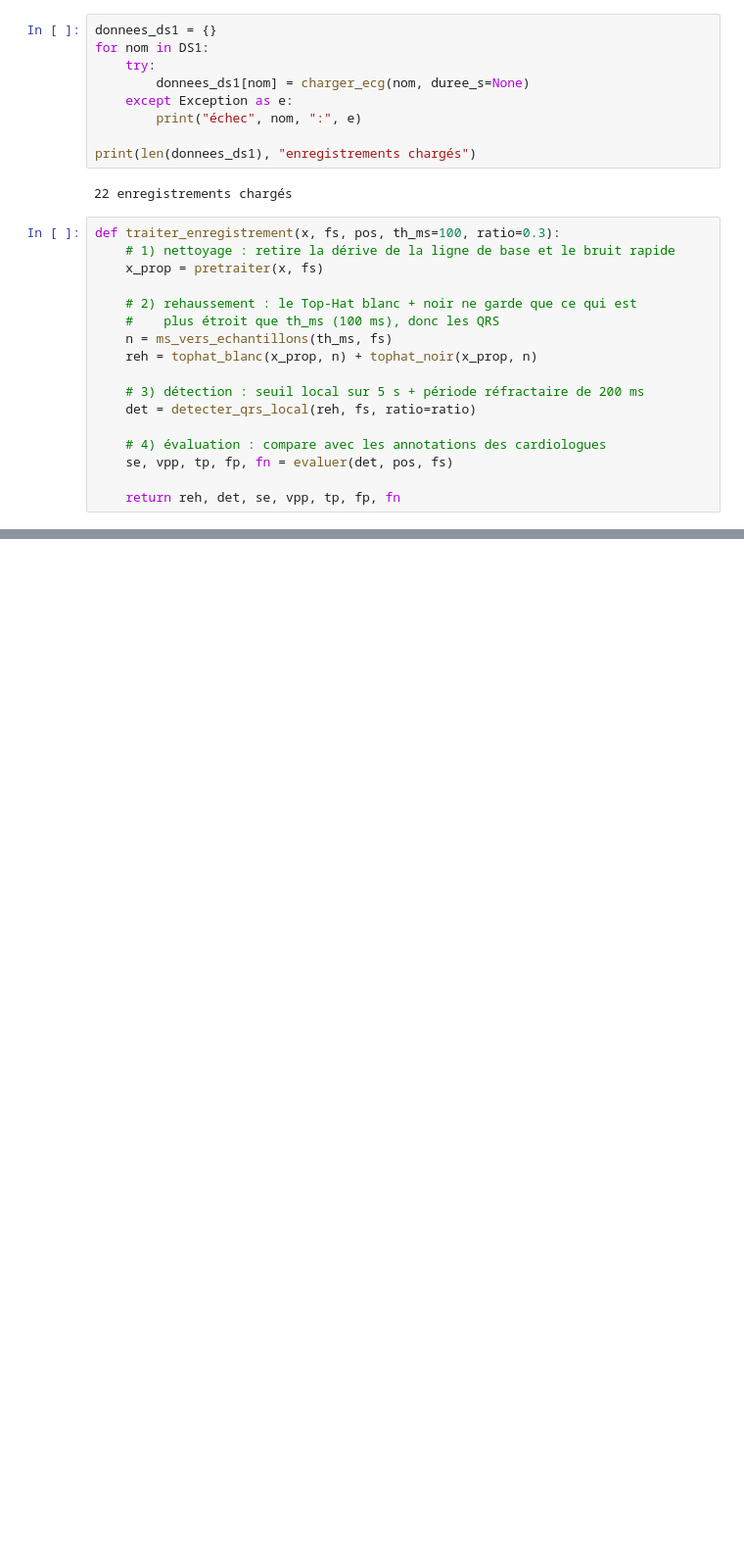
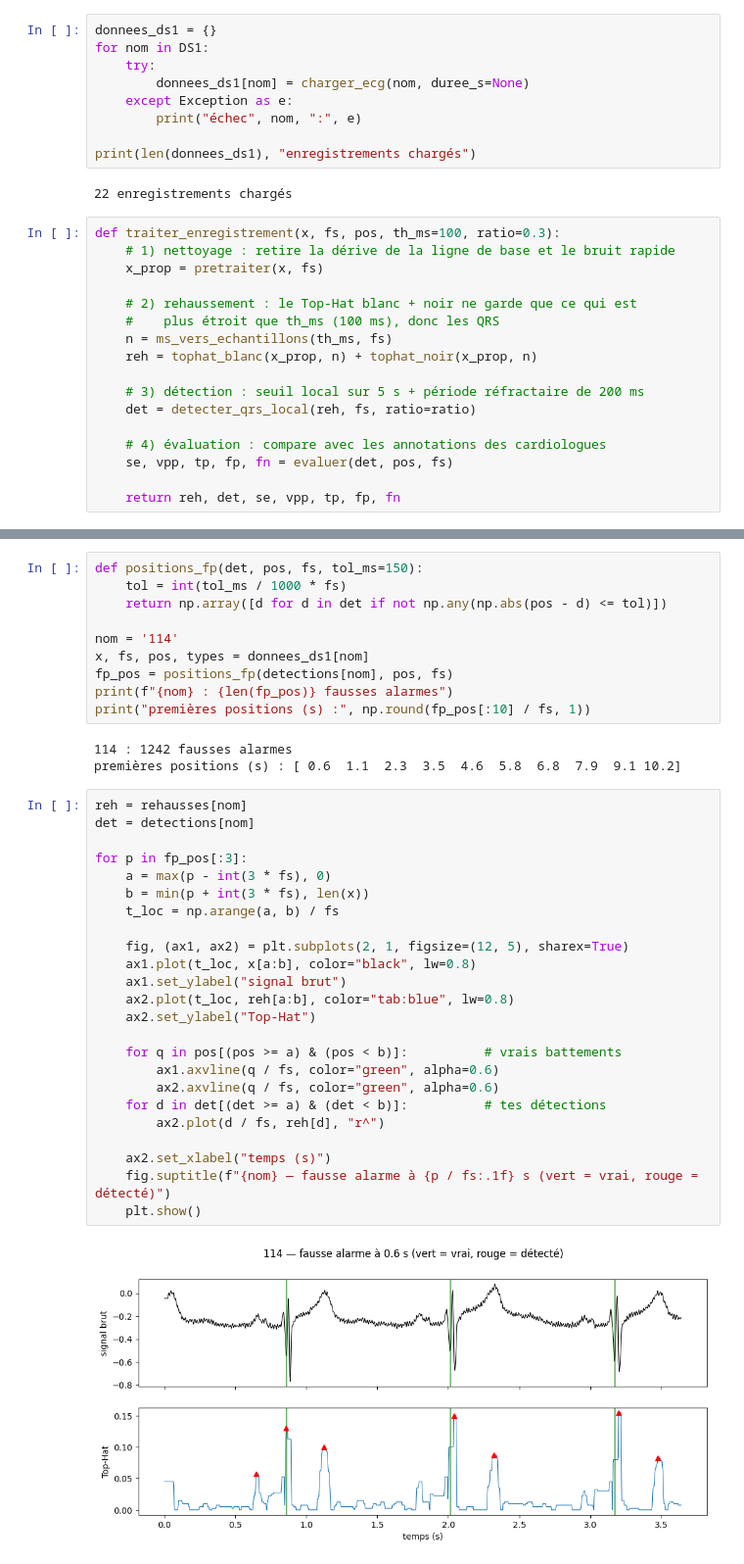
Before and after one commit to ROUA329/CardioMorph, a Jupyter notebook: cardiomorph-ecg.ipynb, the cells around one changed output, grey strips where cells are left out. Shown at 98% size. Drawn from its saved outputs; the diff is of its cells as text; blank space fills up the shorter version.

```diff
--- a/cardiomorph-ecg.ipynb
+++ b/cardiomorph-ecg.ipynb
@@ -553,0 +585,39 @@ Terminé.
+# %%
+def positions_fp(det, pos, fs, tol_ms=150):
+    tol = int(tol_ms / 1000 * fs)
+    return np.array([d for d in det if not np.any(np.abs(pos - d) <= tol)])
+
+nom = '114'
+x, fs, pos, types = donnees_ds1[nom]
+fp_pos = positions_fp(detections[nom], pos, fs)
+print(f"{nom} : {len(fp_pos)} fausses alarmes")
+print("premières positions (s) :", np.round(fp_pos[:10] / fs, 1))
+# %% [output]
+114 : 1242 fausses alarmes
+premières positions (s) : [ 0.6  1.1  2.3  3.5  4.6  5.8  6.8  7.9  9.1 10.2]
+# %%
+reh = rehausses[nom]
+det = detections[nom]
+
+for p in fp_pos[:3]:
+    a = max(p - int(3 * fs), 0)
+    b = min(p + int(3 * fs), len(x))
+    t_loc = np.arange(a, b) / fs
+
+    fig, (ax1, ax2) = plt.subplots(2, 1, figsize=(12, 5), sharex=True)
+    ax1.plot(t_loc, x[a:b], color="black", lw=0.8)
+    ax1.set_ylabel("signal brut")
+    ax2.plot(t_loc, reh[a:b], color="tab:blue", lw=0.8)
+    ax2.set_ylabel("Top-Hat")
+
+    for q in pos[(pos >= a) & (pos < b)]:          # vrais battements
+        ax1.axvline(q / fs, color="green", alpha=0.6)
+        ax2.axvline(q / fs, color="green", alpha=0.6)
+    for d in det[(det >= a) & (det < b)]:          # tes détections
+        ax2.plot(d / fs, reh[d], "r^")
+
+    ax2.set_xlabel("temps (s)")
+    fig.suptitle(f"{nom} — fausse alarme à {p / fs:.1f} s (vert = vrai, rouge = détecté)")
+    plt.show()
+# %% [output]
+[figure, added]
```
Also changed, not shown: parts of 6 cells of this notebook.
